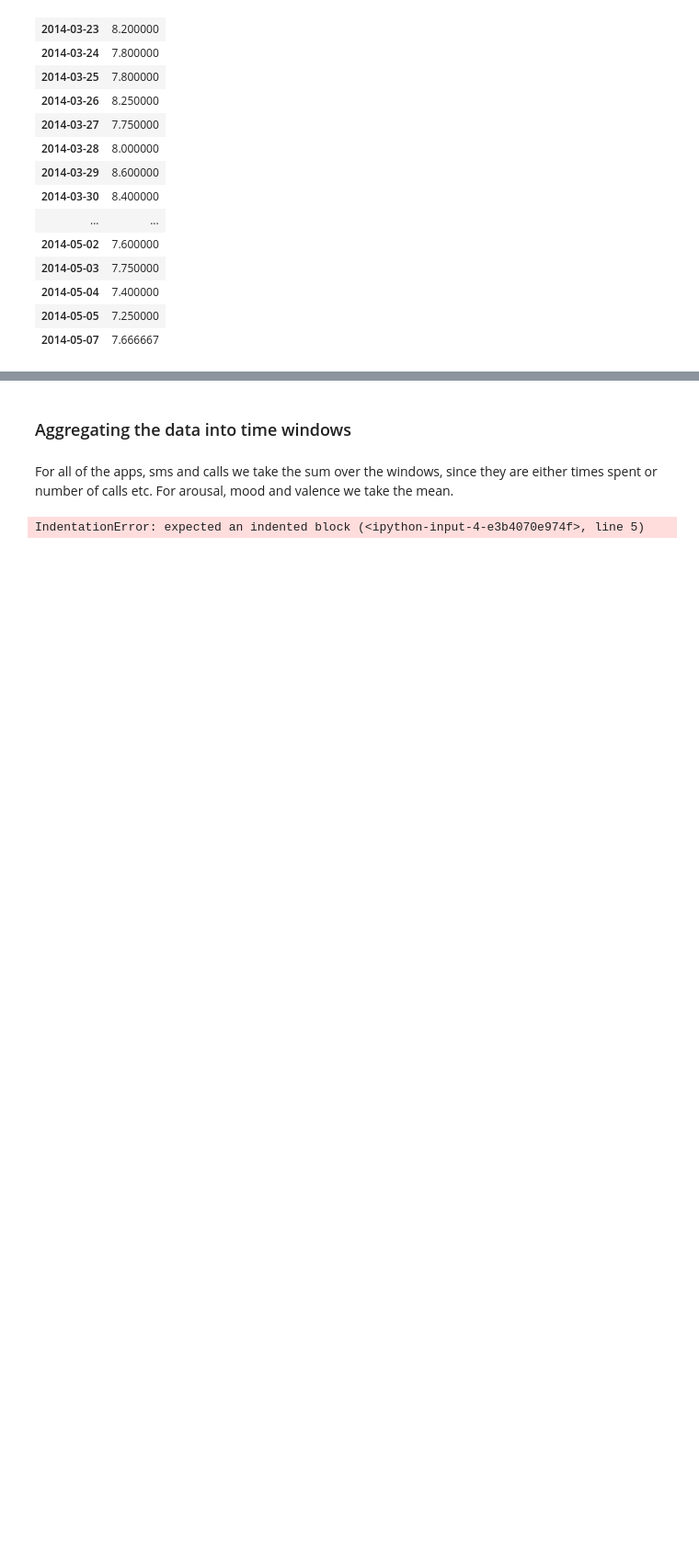
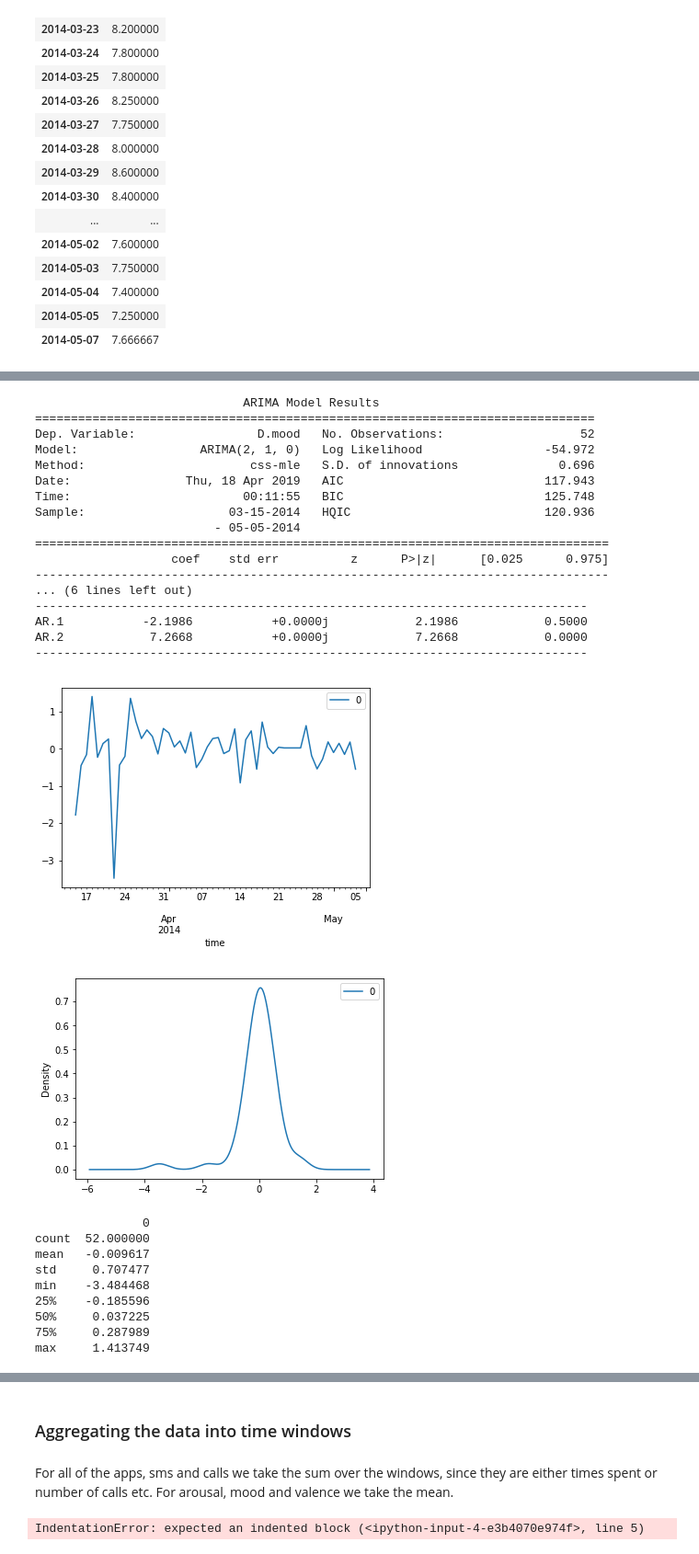
Before and after one commit to jelrae/dataMineAss1, a Jupyter notebook: DMT1-Jordan_Work.ipynb, the cells around one changed output, grey strips where cells are left out. Shown at 92% size. Saved outputs shown, nothing was run; the diff lists cells and outputs as text; code cells hidden in the pictures; blank space fills up the shorter version.

```diff
--- a/DMT1-Jordan_Work.ipynb
+++ b/DMT1-Jordan_Work.ipynb
@@ -173,3 +199,46 @@ for index in mood_only.index.levels[0].tolist():
+# %%
+from statsmodels.tsa.arima_model import ARIMA
+series = mood_only.loc[('AS14.05')]
+# fit model
+model = ARIMA(series, order=(2,1,0))
+model_fit = model.fit(disp=0)
+print(model_fit.summary())
+# plot residual errors
+residuals = pd.DataFrame(model_fit.resid)
+residuals.plot()
+plt.show()
+residuals.plot(kind='kde')
+plt.show()
+print(residuals.describe())
+# %% [output]
+                             ARIMA Model Results
+==============================================================================
+Dep. Variable:                 D.mood   No. Observations:                   52
+Model:                 ARIMA(2, 1, 0)   Log Likelihood                 -54.972
+Method:                       css-mle   S.D. of innovations              0.696
+Date:                Thu, 18 Apr 2019   AIC                            117.943
+Time:                        00:11:55   BIC                            125.748
+Sample:                    03-15-2014   HQIC                           120.936
+                         - 05-05-2014
+================================================================================
+                   coef    std err          z      P>|z|      [0.025      0.975]
+--------------------------------------------------------------------------------
+... (6 lines left out)
+-----------------------------------------------------------------------------
+AR.1           -2.1986           +0.0000j            2.1986            0.5000
+AR.2            7.2668           +0.0000j            7.2668            0.0000
+-----------------------------------------------------------------------------
+[figure, added]
+[figure, added]
+               0
+count  52.000000
+mean   -0.009617
+std     0.707477
+min    -3.484468
+25%    -0.185596
+50%     0.037225
+75%     0.287989
+max     1.413749
 # %%
 #Make copy of data
 data3 = copy.deepcopy(data2)
```
Also changed, not shown: parts of 4 cells of this notebook, 1 other file.
